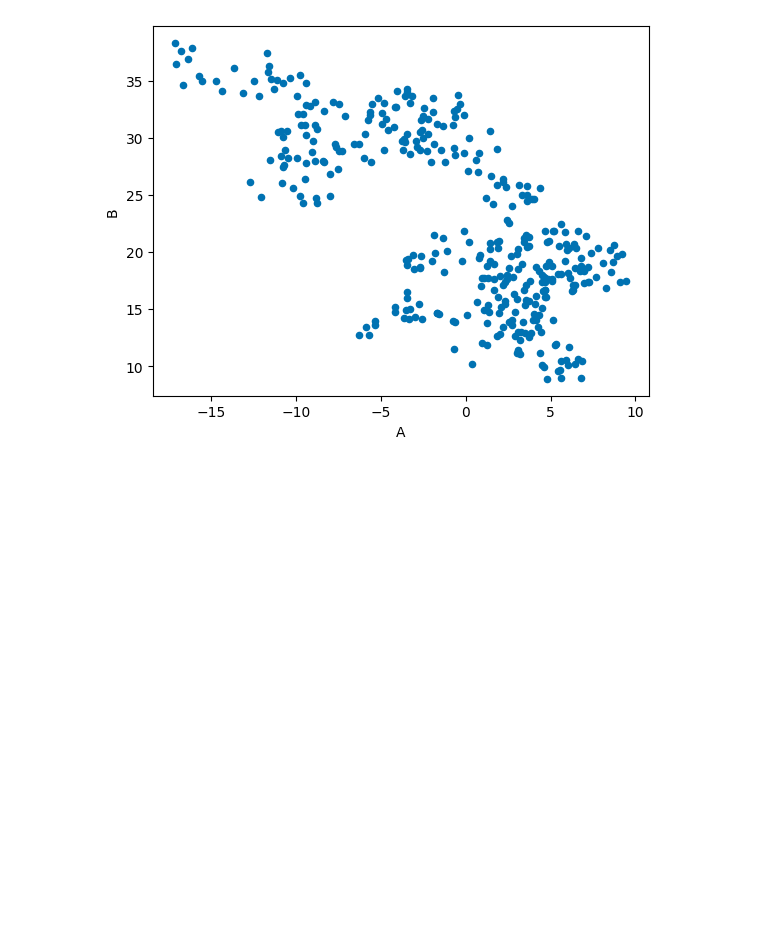
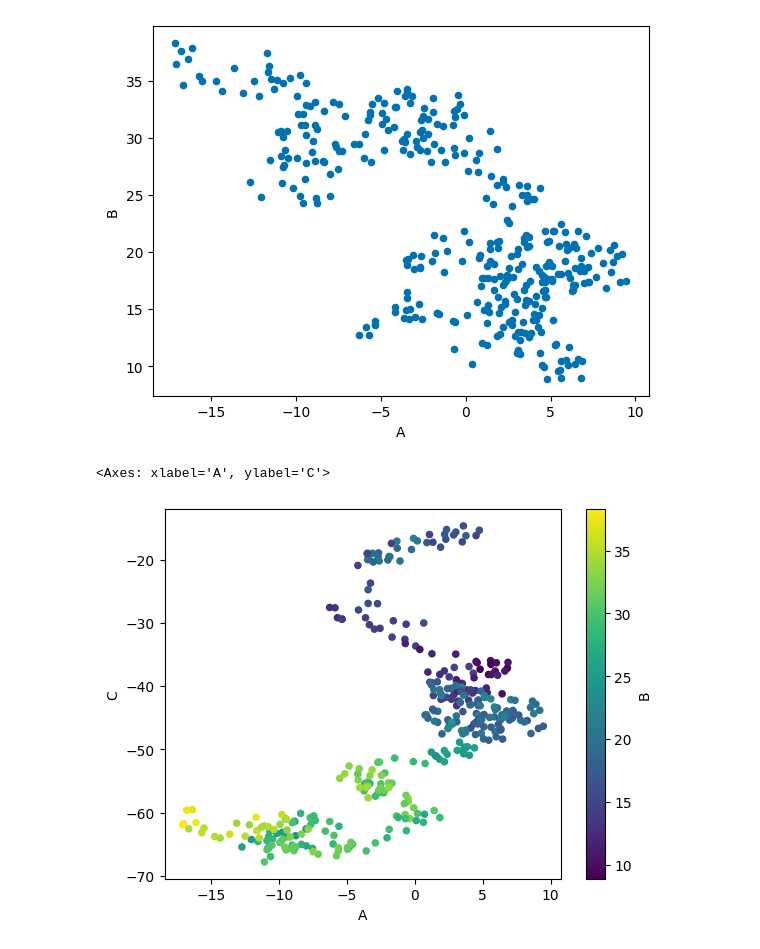
Before and after one commit to Zainab-Ayoub/dataScienceProblems, a Jupyter notebook: plottingWithPandas.ipynb, the cells around one changed output. Cells and saved outputs as stored; diff of their text form; code cells hidden in the pictures; blank space fills up the shorter version.

```diff
--- a/plottingWithPandas.ipynb
+++ b/plottingWithPandas.ipynb
@@ -50,3 +50,8 @@ df.plot('A', 'B', kind='scatter')
 # %% [output]
 <Axes: xlabel='A', ylabel='B'>
 [figure]
+# %%
+df.plot.scatter('A', 'C', c='B') # A: x-axis values (horizontal), C: y-axis values (vertical) B: color of each point (based on value in B)
+# %% [output]
+<Axes: xlabel='A', ylabel='C'>
+[figure, added]
```
Also changed, not shown: parts of 5 cells of this notebook.
